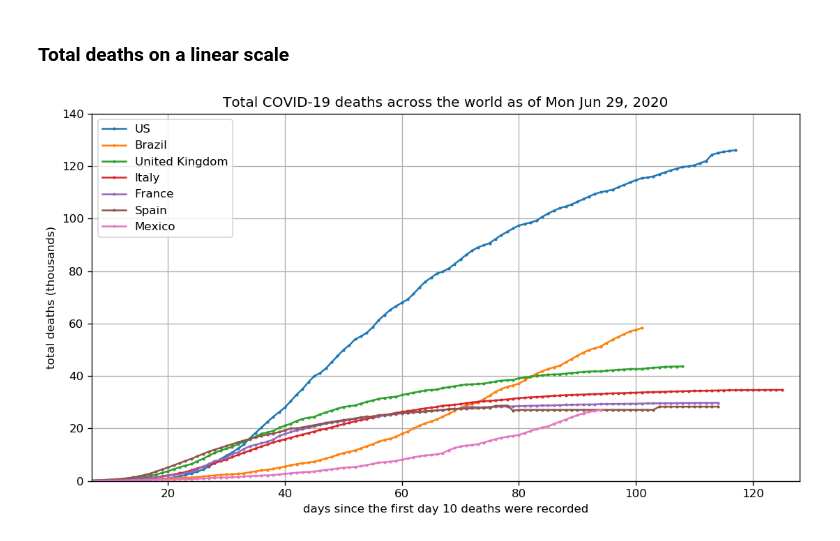
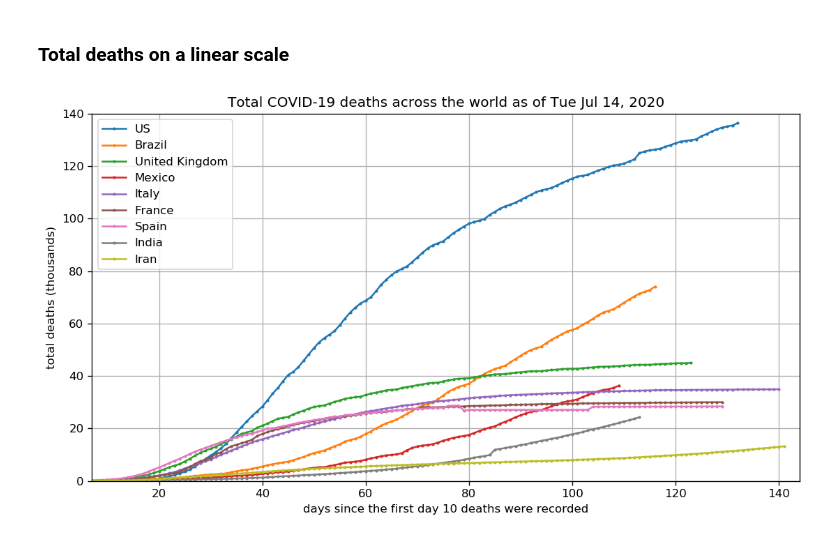
Before and after one commit to LaurentLessard/covid19, a Jupyter notebook: covid.ipynb, the cells around one changed output. Saved outputs shown, nothing was run; the diff lists cells and outputs as text; code cells hidden in the pictures.

```diff
--- a/covid.ipynb
+++ b/covid.ipynb
@@ -282,32 +282,32 @@ plt.savefig("figures/world_daily_deaths_vs_time.png")
 plt.figure(figsize=(9,5))
 ax = plt.gca()
 
 # selected countries
 # countries = ['US','Italy','Spain','United Kingdom','France','Iran', 'Canada', 'Korea, South', 'Japan']
-countries = deaths_sorted[:7].index
+countries = deaths_sorted[:9].index
 min_deaths = 10
 
 # shift data so that index corresponds to days since min_death deaths.
 shifted_data = shift_data( countries, min_deaths )
 data_len = max([len(dat) for dat in shifted_data])
 
 xmax = data_len+2
 
 for data in shifted_data:
     color = next(ax._get_lines.prop_cycler)['color']
     plt.plot( data/1000, marker=".", label=data.name, color=color, markersize=3 )
 
 # make plot
 ax.set_title("Total COVID-19 deaths across the world as of %s" % latest_date)
 ax.legend(loc="upper left")
 ax.set_xlabel("days since the first day %g deaths were recorded" % min_deaths )
 ax.set_ylabel("total deaths (thousands)")
 ax.grid()
 ax.set_xlim(7,xmax)
 ax.set_ylim(ymin=0,ymax=140)
 
 
 plt.tight_layout(pad=0)
 plt.savefig("figures/world_total_deaths_vs_time_linear.png")
 # %% [output]
-[figure, old version]
+[figure, new version]
```
Also changed, not shown: parts of 7 cells of this notebook, 16 other files.
